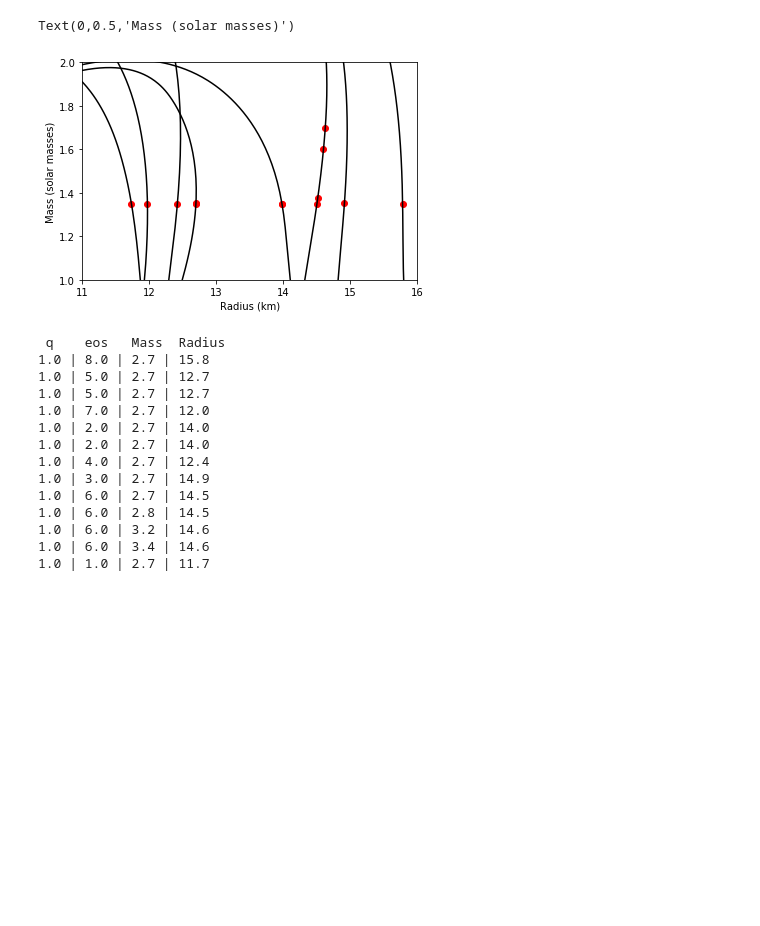
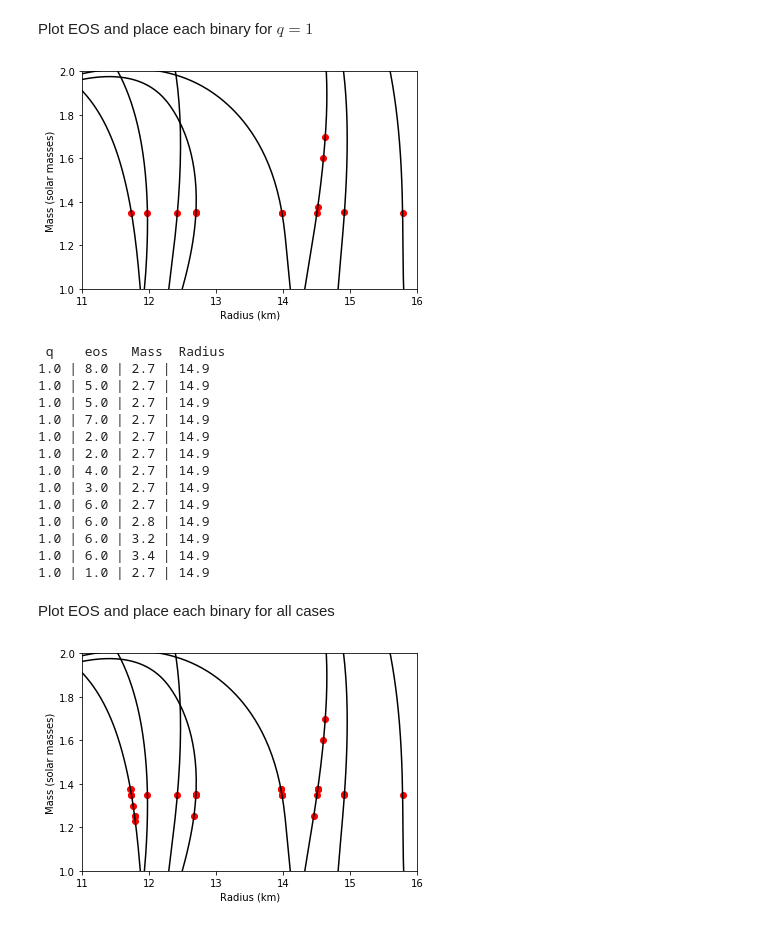
Before and after one commit to johnkou97/postmerger_frequencies, a Jupyter notebook: M_R.ipynb, the cells around one changed output. Saved outputs shown, nothing was run; the diff lists cells and outputs as text; code cells hidden in the pictures; blank space fills up the shorter version.

Commit message:
M(R) plot for all cases

```diff
--- a/M_R.ipynb
+++ b/M_R.ipynb
@@ -152,3 +150,5 @@ for i in index:
+# %% [markdown]
+Plot EOS and place each binary for $q=1$
 # %%
 plt.plot(m_r1[1]*Length/1.0e5,m_r1[0],color='black')
 plt.plot(m_r2[1]*Length/1.0e5,m_r2[0],color='black')
@@ -160,35 +160,56 @@ plt.plot(m_r7[1]*Length/1.0e5,m_r7[0],color='black')
 plt.plot(m_r8[1]*Length/1.0e5,m_r8[0],color='black')
 plt.xlim(11,16)
 plt.ylim(1,2)
-for i in range(len(index)):
-    plt.scatter(r[i],mas2[index[i]]/2,color='r')
+for i in index:
+    plt.scatter(r[i],mas2[i]/2,color='r')
 
 
 plt.xlabel('Radius (km)')
 plt.ylabel('Mass (solar masses)')
+plt.show()
 # %% [output]
-Text(0,0.5,'Mass (solar masses)')
 [figure]
 # %%
-j=0
+
 print(' q    eos   Mass  Radius')
 for i in range(mas2.size):
 
     if q2[i]==1:
         print(q2[i],'|',eos[i],'|','%.1f' %mas2[i],'|','%.1f' %r[j])
-        j=j+1
 # %% [output]
  q    eos   Mass  Radius
-1.0 | 8.0 | 2.7 | 15.8
-1.0 | 5.0 | 2.7 | 12.7
-1.0 | 5.0 | 2.7 | 12.7
-1.0 | 7.0 | 2.7 | 12.0
-1.0 | 2.0 | 2.7 | 14.0
-1.0 | 2.0 | 2.7 | 14.0
-1.0 | 4.0 | 2.7 | 12.4
+1.0 | 8.0 | 2.7 | 14.9
+1.0 | 5.0 | 2.7 | 14.9
+1.0 | 5.0 | 2.7 | 14.9
+1.0 | 7.0 | 2.7 | 14.9
+1.0 | 2.0 | 2.7 | 14.9
+1.0 | 2.0 | 2.7 | 14.9
+1.0 | 4.0 | 2.7 | 14.9
 1.0 | 3.0 | 2.7 | 14.9
-1.0 | 6.0 | 2.7 | 14.5
-1.0 | 6.0 | 2.8 | 14.5
-1.0 | 6.0 | 3.2 | 14.6
-1.0 | 6.0 | 3.4 | 14.6
-1.0 | 1.0 | 2.7 | 11.7
+1.0 | 6.0 | 2.7 | 14.9
+1.0 | 6.0 | 2.8 | 14.9
+1.0 | 6.0 | 3.2 | 14.9
+1.0 | 6.0 | 3.4 | 14.9
+1.0 | 1.0 | 2.7 | 14.9
+# %% [markdown]
+Plot EOS and place each binary for all cases
+# %%
+plt.plot(m_r1[1]*Length/1.0e5,m_r1[0],color='black')
+plt.plot(m_r2[1]*Length/1.0e5,m_r2[0],color='black')
+plt.plot(m_r3[1]*Length/1.0e5,m_r3[0],color='black')
+plt.plot(m_r4[1]*Length/1.0e5,m_r4[0],color='black')
+plt.plot(m_r5[1]*Length/1.0e5,m_r5[0],color='black')
+plt.plot(m_r6[1]*Length/1.0e5,m_r6[0],color='black')
+plt.plot(m_r7[1]*Length/1.0e5,m_r7[0],color='black')
+plt.plot(m_r8[1]*Length/1.0e5,m_r8[0],color='black')
+plt.xlim(11,16)
+plt.ylim(1,2)
+for i in range(31):
+    plt.scatter(r[i],mas2[i]/2,color='r')
+
+
+plt.xlabel('Radius (km)')
+plt.ylabel('Mass (solar masses)')
+plt.show()
+# %% [output]
+[figure, added]
```
Also changed, not shown: parts of 5 cells of this notebook.
